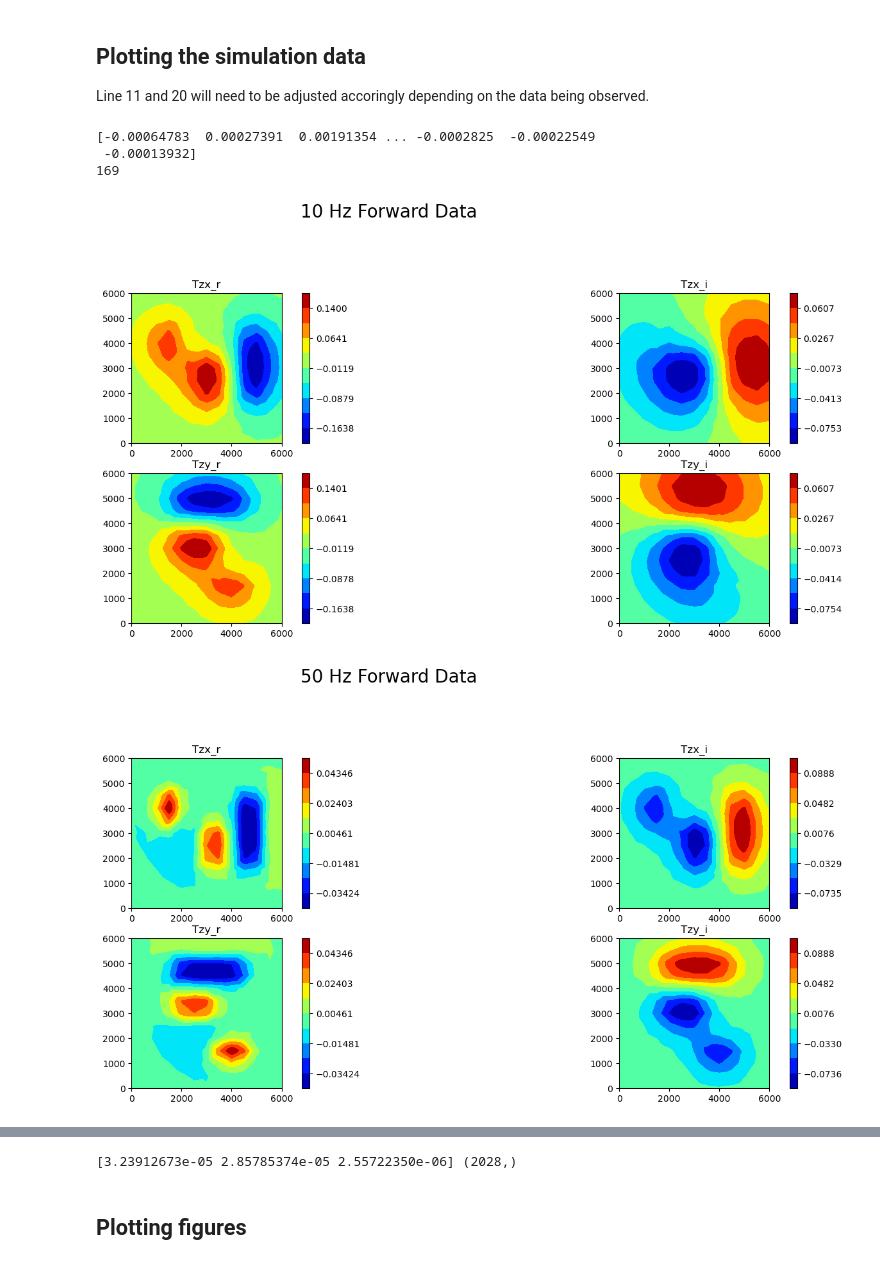
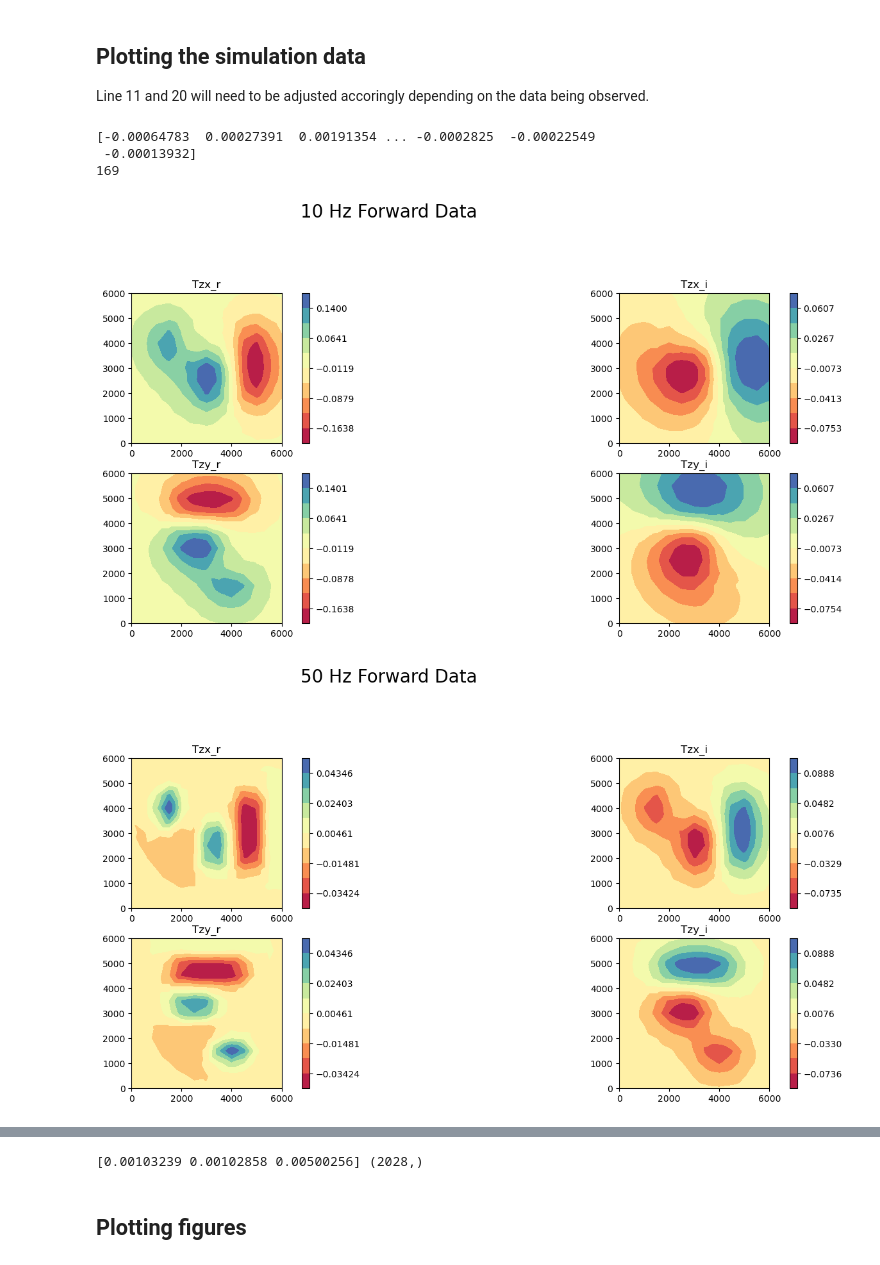
Before and after one commit to simpeg-research/heagy-et-al-2023-aem, a Jupyter notebook: mt/airborne_tipper/nsem-forward-model-notebook.ipynb, the cells around one changed output, grey strips where cells are left out. Drawn from its saved outputs; the diff is of its cells as text; code cells hidden in the pictures.

```diff
--- a/mt/airborne_tipper/nsem-forward-model-notebook.ipynb
+++ b/mt/airborne_tipper/nsem-forward-model-notebook.ipynb
@@ -24,12 +20,12 @@ Load the *.msh file and *.mod file which are UBC formatted. We can extract the a
 A histogram of the model is generated to get an idea of how many units are present
 # %%
 # let import the mesh in UBC format
-mesh_file = r"octree_mesh\output_files\octree_mesh.txt"
-mesh = discretize.TreeMesh.read_UBC(mesh_file)
+mesh_file = r".\octree_mesh\octree_mesh.txt"
+mesh = discretize.TreeMesh.readUBC(mesh_file)
 
 # load the conductivity model
-conductivity_file = r"octree_model\octree_model.con"
-model = discretize.TreeMesh.read_model_UBC(mesh, conductivity_file)
+conductivity_file = r".\octree_model\octree_model.con"
+model = discretize.TreeMesh.readModelUBC(mesh, conductivity_file)
 
 # extract the acive files
 active = model > 1e-8
@@ -104,7 +161,7 @@ for rx_orientation in ['zx', 'zy']:
     )
 
 # Source list
-src_list = [ns.sources.PlanewaveXYPrimary(rx_list, frequency=float(f)) for f in freqs]
+src_list = [ns.sources.Planewave_xy_1Dprimary(rx_list, frequency=float(f)) for f in freqs]
 
 # Survey MT
 survey = ns.Survey(src_list)
@@ -114,7 +171,7 @@ survey = ns.Survey(src_list)
 model_plot = model.copy()
 model_plot[~active] = np.nan
 ind_slice = int(20)
-fig = plt.figure(figsize=(15, 15))
+fig = plt.figure(figsize=(8, 8))
 ax = fig.add_subplot(111)
 mesh.plotSlice(model_plot, normal="X", ax=ax, ind=ind_slice, grid=True)
 ax.axis("equal")
@@ -195,6 +252,9 @@ num_frequencies = len(freqs)
 num_sets = int(survey.dobs.shape[0] / len(freqs))
 dnew = np.reshape(survey.dobs, (num_frequencies, num_sets))
 stdnew = np.reshape(survey.std, (num_frequencies, num_sets))
+
+# do the ubc data
+ubc_dnew = np.reshape(ubc_obs, (num_frequencies, num_sets))
 
 cnt = 0
 
@@ -222,39 +282,74 @@ profile_data = {
     }
 }
 
+ubc_profile_data = {
+
+    '10':{
+
+    'real': [],
+    'imag': []
+
+    },
+
+    '50':{
+
+    'real': [],
+    'imag': []
+
+    },
+
+    '200':{
+
+    'real': [],
+    'imag': []
+
+    }
+}
+
+
 for freq in freqs:
     cnt_comp = 0
     # comps_ = ['rho_xy', 'phi_xy', 'rho_yx', 'phi_yx']
     comps_ = ['Tzx_r', 'Tzx_i', 'Tzy_r', 'Tzy_i']
     fig1 = plt.figure(figsize=(18, 14))
     for rx_orientation in range(len(comps_)):
         pert = 1e-2
-        pert_diag = 1e-2  #np.percentile(np.abs(dnew[cnt, num_station*rx_orientation:num_station*(rx_orientation + 1)]), 10)
+        pert_diag = 1e-3  #np.percentile(np.abs(dnew[cnt, num_station*rx_orientation:num_station*(rx_orientation + 1)]), 10)
+
         if comps_[rx_orientation][-2:] == 'xx':
             stdnew[cnt, num_station*rx_orientation:num_station*(rx_orientation + 1)] = np.abs(dnew[cnt, num_station*rx_orientation:num_station*(rx_orientation + 1)] * 0.1) + pert
+
         elif comps_[rx_orientation][-2:] == 'yy':
             stdnew[cnt, num_station*rx_orientation:num_station*(rx_orientation + 1)] = np.abs(dnew[cnt, num_station*rx_orientation:num_station*(rx_orientation + 1)] * 0.1) + pert
-        elif comps_[rx_orientation] == 'Tzx_r':
-            # print(dnew[cnt, num_station*rx_orientation:num_station*(rx_orientation + 1)].shape)
-            profile_data[freq]['real'].append(dnew[cnt, num_station*rx_orientation:num_station*(rx_orientation + 1)])
-        elif comps_[rx_orientation] == 'Tzx_i':
-            profile_data[freq]['imag'].append(dnew[cnt, num_station*rx_orientation:num_station*(rx_orientation + 1)])
+
+        elif freq == '200':
+            stdnew[cnt, num_station*rx_orientation:num_station*(rx_orientation + 1)] = np.abs(dnew[cnt, num_station*rx_orientation:num_station*(rx_orientation + 1)] * 0.05) + 0.005
+
         else:
 #             print(pert_diag)
             stdnew[cnt, num_station*rx_orientation:num_station*(rx_orientation + 1)] = np.abs(dnew[cnt, num_station*rx_orientation:num_station*(rx_orientation + 1)] * 0.05) + pert_diag
 
+        if comps_[rx_orientation] == 'Tzx_r':
+            # print(dnew[cnt, num_station*rx_orientation:num_station*(rx_orientation + 1)].shape)
+            profile_data[freq]['real'].append(dnew[cnt, num_station*rx_orientation:num_station*(rx_orientation + 1)])
+            ubc_profile_data[freq]['real'].append(ubc_dnew[cnt, num_station*rx_orientation:num_station*(rx_orientation + 1)])
+
+        elif comps_[rx_orientation] == 'Tzx_i':
+            profile_data[freq]['imag'].append(dnew[cnt, num_station*rx_orientation:num_station*(rx_orientation + 1)])
+            ubc_profile_data[freq]['imag'].append(ubc_dnew[cnt, num_station*rx_orientation:num_station*(rx_orientation + 1)])
+
         ax = plt.subplot(4,2, cnt_comp + 1)
-        im = utils.plot_utils.plot2Ddata(receivers, dnew[cnt, num_station*rx_orientation:num_station*(rx_orientation + 1)], ax=ax, contourOpts={'cmap':'jet'})
+        im = utils.plot_utils.plot2Ddata(receivers, dnew[cnt, num_station*rx_orientation:num_station*(rx_orientation + 1)], ax=ax, contourOpts={'cmap':'Spectral'})
         ax.set_title(comps_[rx_orientation])
         plt.colorbar(im[0])
         cnt_comp += 1
     cnt += 1
     fig1.suptitle(freq + ' Hz Forward Data', fontsize='20')
 plt.show()
 print(mkvc(stdnew)[:3], stdnew.flatten('F').shape)
 # %% [output]
 [-0.00064783  0.00027391  0.00191354 ... -0.0002825  -0.00022549
  -0.00013932]
 169
-[figure, old version]
+[figure, new version]
-[figure, old version]
+[figure, new version]
@@ -262,4 +357,4 @@ print(mkvc(stdnew)[:3], stdnew.flatten('F').shape)
-[3.23912673e-05 2.85785374e-05 2.55722350e-06] (2028,)
+[0.00103239 0.00102858 0.00500256] (2028,)
 # %% [markdown]
 ## Plotting figures
 # %%
```
Also changed, not shown: parts of 14 cells of this notebook, 4 other files.
